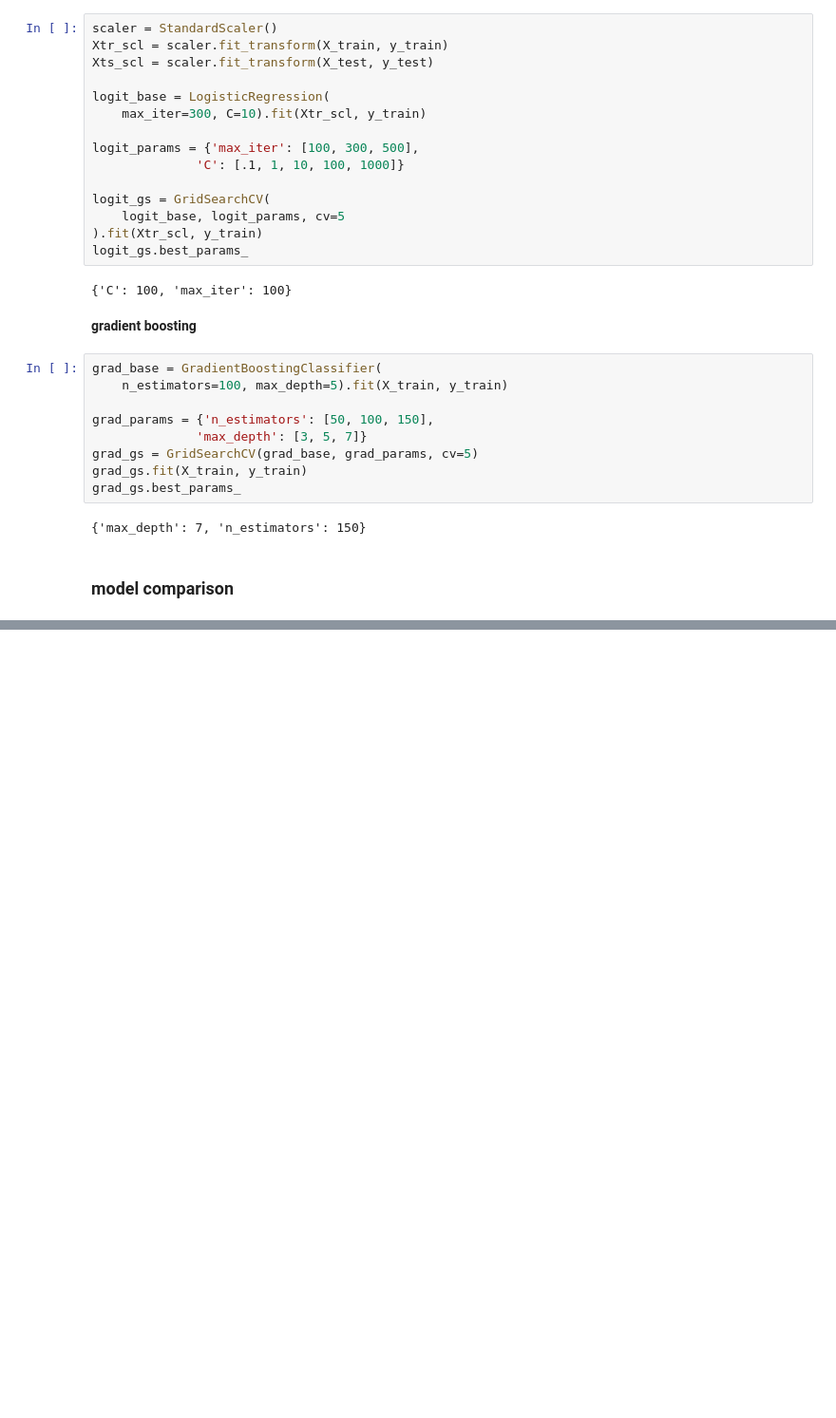
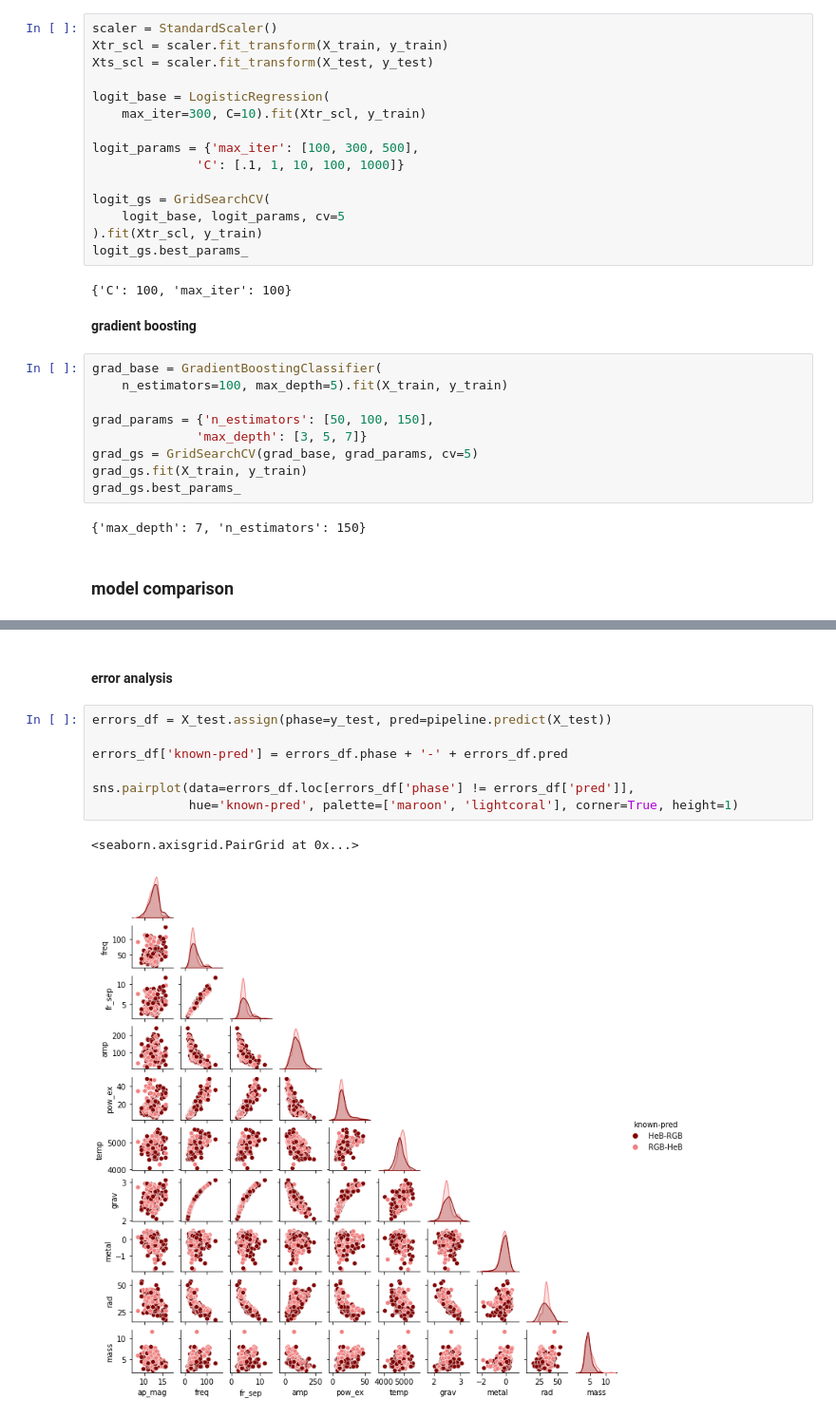
Before and after one commit to Morshay/red-giant-blue-giant, a Jupyter notebook: asteroseismology_classification.ipynb, the cells around one changed output, grey strips where cells are left out. Shown at 95% size. Cells and saved outputs as stored; diff of their text form; blank space fills up the shorter version.

```diff
--- a/asteroseismology_classification.ipynb
+++ b/asteroseismology_classification.ipynb
@@ -500,0 +489,12 @@ the prediction errors in are scattered all over the place, so there's no apparen
+# %% [markdown]
+#### error analysis
+# %%
+errors_df = X_test.assign(phase=y_test, pred=pipeline.predict(X_test))
+
+errors_df['known-pred'] = errors_df.phase + '-' + errors_df.pred
+
+sns.pairplot(data=errors_df.loc[errors_df['phase'] != errors_df['pred']],
+             hue='known-pred', palette=['maroon', 'lightcoral'], corner=True, height=1)
+# %% [output]
+<seaborn.axisgrid.PairGrid at 0x...>
+[figure, added]
```
Also changed, not shown: parts of 50 cells of this notebook, 2 other files.
